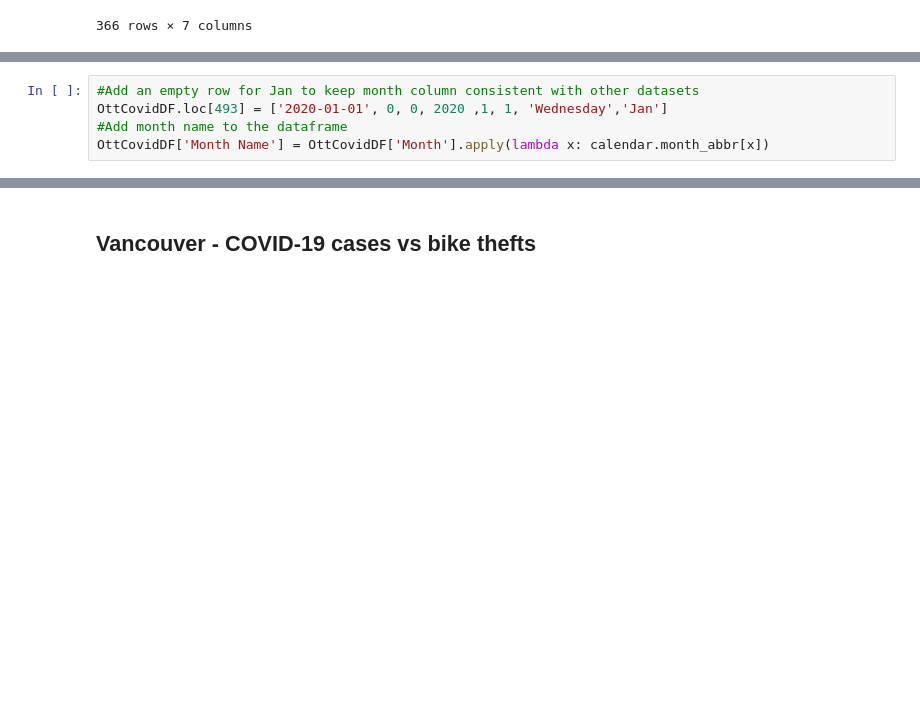
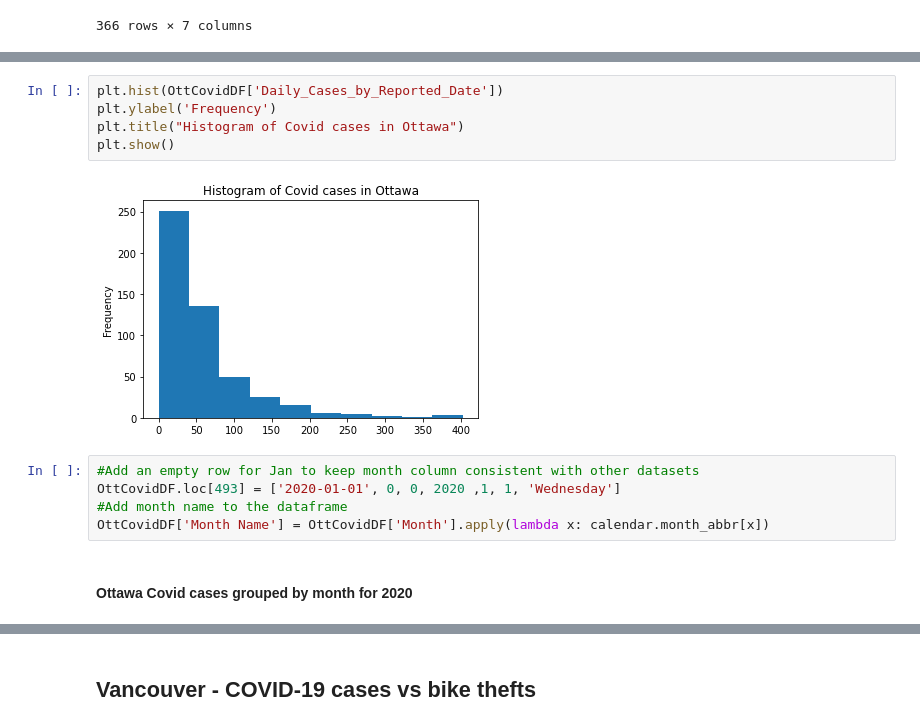
Before and after one commit to itspria/Bike-Theft-Analysis, a Jupyter notebook: code/data_analysis_covidcases.ipynb, the cells around one changed output, grey strips where cells are left out. Saved outputs shown, nothing was run; the diff lists cells and outputs as text; blank space fills up the shorter version.

```diff
--- a/code/data_analysis_covidcases.ipynb
+++ b/code/data_analysis_covidcases.ipynb
@@ -56,5 +90,0 @@ bikeDF
-# %%
-#Add an empty row for Jan to keep month column consistent with other datasets
-OttCovidDF.loc[493] = ['2020-01-01', 0, 0, 2020 ,1, 1, 'Wednesday','Jan']
-#Add month name to the dataframe
-OttCovidDF['Month Name'] = OttCovidDF['Month'].apply(lambda x: calendar.month_abbr[x])
@@ -321,0 +153,14 @@ The correlation coefficient for bike volume and covid cases is 0.15. This implie
+# %%
+plt.hist(OttCovidDF['Daily_Cases_by_Reported_Date'])
+plt.ylabel('Frequency')
+plt.title("Histogram of Covid cases in Ottawa")
+plt.show()
+# %% [output]
+[figure, added]
+# %%
+#Add an empty row for Jan to keep month column consistent with other datasets
+OttCovidDF.loc[493] = ['2020-01-01', 0, 0, 2020 ,1, 1, 'Wednesday']
+#Add month name to the dataframe
+OttCovidDF['Month Name'] = OttCovidDF['Month'].apply(lambda x: calendar.month_abbr[x])
+# %% [markdown]
+#### Ottawa Covid cases grouped by month for 2020
```
Also changed, not shown: parts of 94 cells of this notebook, 1 other file.
